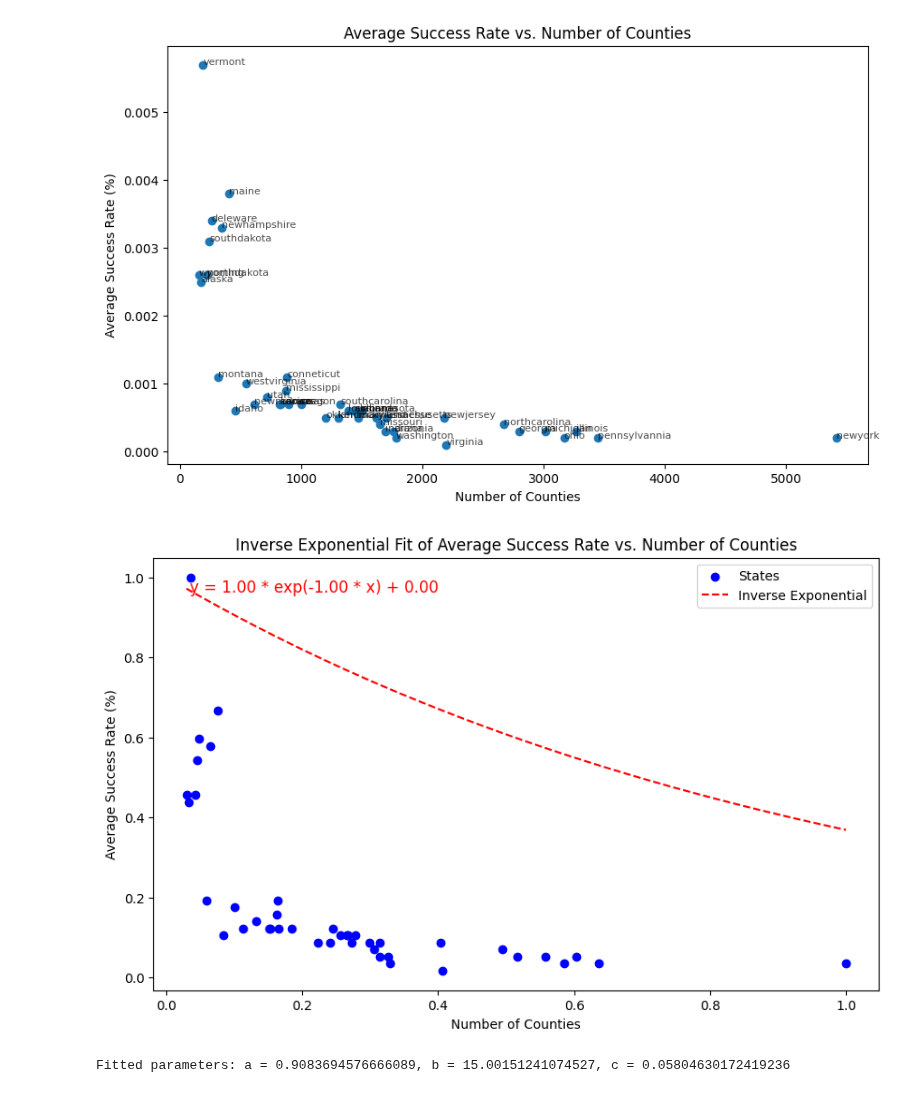
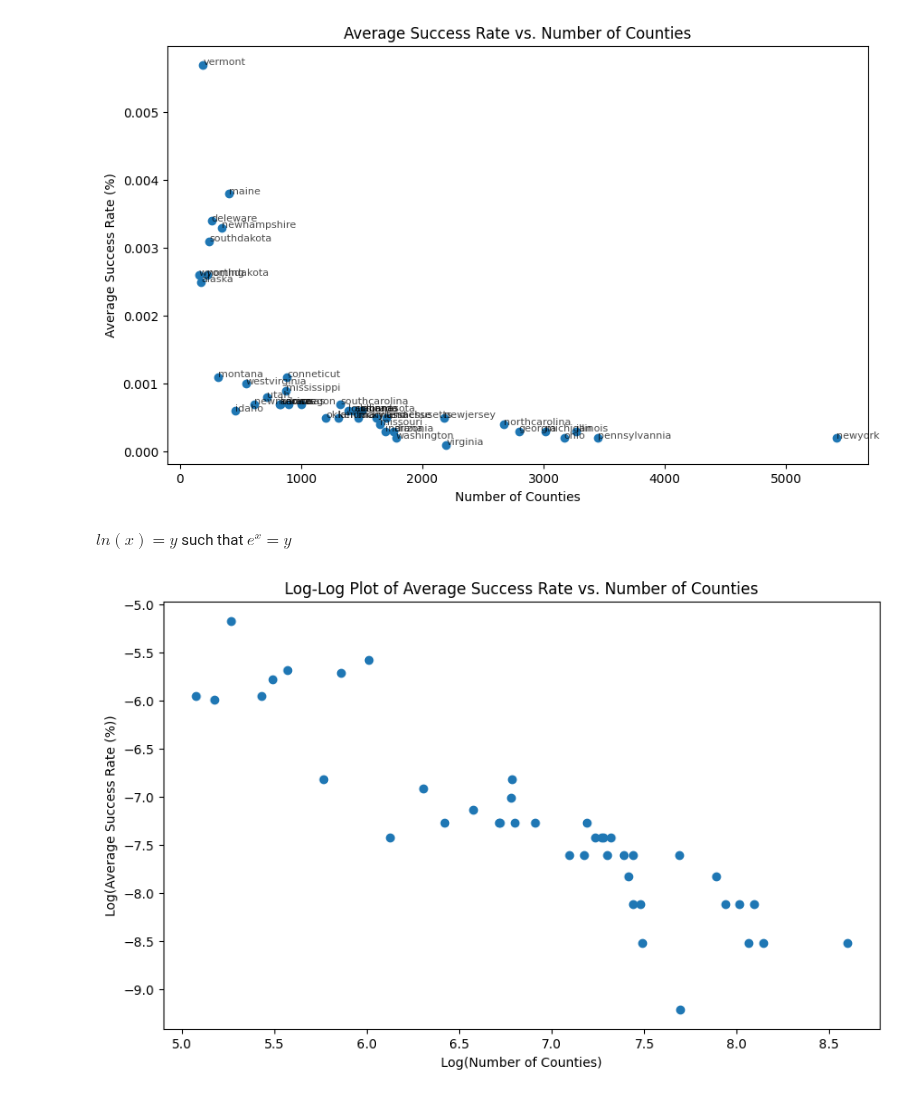
Before and after one commit to brookecarofeinberg/SamplingBalancedForests, a Jupyter notebook: t_plotting.ipynb, the cells around one changed output. Cells and saved outputs as stored; diff of their text form; code cells hidden in the pictures.

```diff
--- a/t_plotting.ipynb
+++ b/t_plotting.ipynb
@@ -305,36 +291,28 @@ for i, state in enumerate(states):
 plt.show()
 # %% [output]
 [figure]
-# %%
-#scaled inverse exponential fit
-
-counties_scaled = counties / np.max(counties)
-avg_success_rates_scaled = avg_success_rates / np.max(avg_success_rates)
-
-def inverse_exponential(x, a, b, c):
-    return a * np.exp(-b * x) + c
-
-params_exp, _ = curve_fit(inverse_exponential, counties_scaled, avg_success_rates_scaled, p0=[1, 1, 0], maxfev=10000)
-
-a, b, c = params
-
-plt.figure(figsize=(10, 6))
-plt.scatter(counties_scaled, avg_success_rates_scaled, color='blue', label="States")
-
-x_vals = np.linspace(min(counties_scaled), max(counties_scaled), 500)
-plt.plot(x_vals, inverse_exponential(x_vals, a, b, c), "r--", label="Inverse Exponential")
-
-formula_text = f"y = {a:.2f} * exp(-{b:.2f} * x) + {c:.2f}"
-plt.text(0.05, 0.95, formula_text, transform=plt.gca().transAxes, fontsize=12, verticalalignment='top', color="red")
-
-plt.xlabel("Number of Counties")
-plt.ylabel("Average Success Rate (%)")
-plt.title("Inverse Exponential Fit of Average Success Rate vs. Number of Counties")
-plt.legend()
-plt.show()
-# %% [output]
-[figure, removed]
-# %%
-print(f"Fitted parameters: a = {params_exp[0]}, b = {params_exp[1]}, c = {params_exp[2]}")
-# %% [output]
-Fitted parameters: a = 0.9083694576666089, b = 15.00151241074527, c = 0.05804630172419236
+# %% [markdown]
+$ln(x)=y$ such that $e^x = y$
+# %%
+#LOG TRANSFORM - counties vs success rate
+
+#extarct data
+counties = [state_data["nodes"] for state_data in graph_data.values()]
+avg_success_rates = [state_data["avg_success_rate"] for state_data in graph_data.values()]
+states = list(graph_data.keys())
+
+#apply log transformations
+log_counties = np.log(counties)
+log_avg_success_rates = np.log(avg_success_rates)
+
+#create log-log plot
+plt.figure(figsize=(10, 6))
+plt.scatter(log_counties, log_avg_success_rates) #ASK ABOUT THE +10 FOR MAKING IT POSITIVE
+
+plt.xlabel("Log(Number of Counties)")
+plt.ylabel("Log(Average Success Rate (%))")
+plt.title("Log-Log Plot of Average Success Rate vs. Number of Counties")
+
+plt.show()
+# %% [output]
+[figure, added]
```
Also changed, not shown: parts of 14 cells of this notebook.
